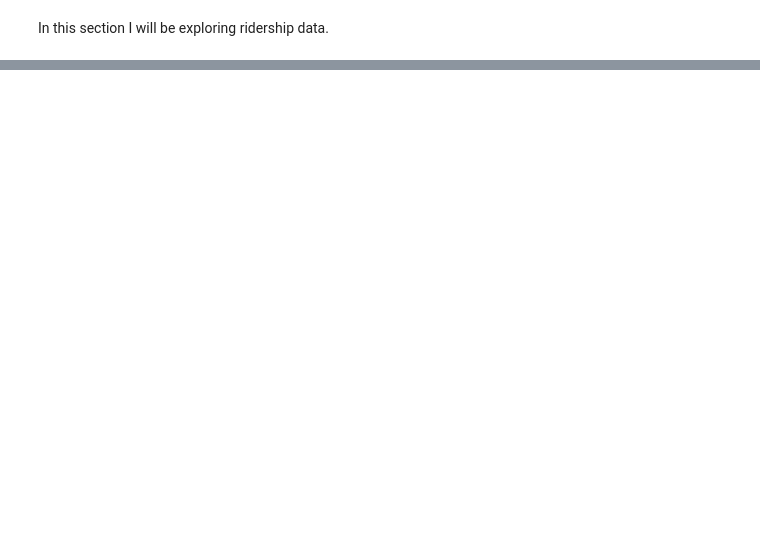
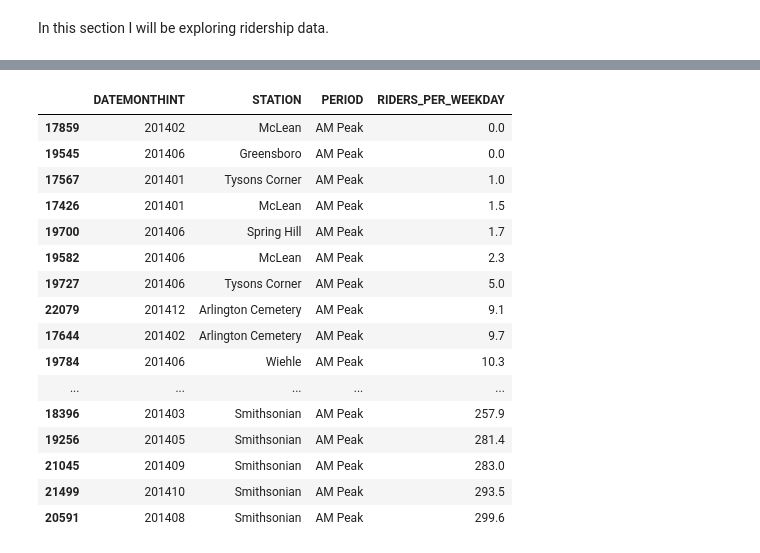
Before and after one commit to ENPlummer/Metro-Project, a Jupyter notebook: Data Exploration-Ebony.ipynb, the cells around one changed output, grey strips where cells are left out. Drawn from its saved outputs; the diff is of its cells as text; code cells hidden in the pictures; blank space fills up the shorter version.

```diff
--- a/Data Exploration-Ebony.ipynb
+++ b/Data Exploration-Ebony.ipynb
@@ -65,2 +399,23 @@ metro_group_14.head()
+# %%
+bottom_50_ridership_timeperiod_14 = timeperiod_14.sort_values(['PERIOD','RIDERS_PER_WEEKDAY'], ascending=True).head(50)
+bottom_50_ridership_timeperiod_14
+# %% [output]
+|  | DATEMONTHINT | STATION | PERIOD | RIDERS_PER_WEEKDAY |
+| 17859 | 201402 | McLean | AM Peak | 0.0 |
+| 19545 | 201406 | Greensboro | AM Peak | 0.0 |
+| 17567 | 201401 | Tysons Corner | AM Peak | 1.0 |
+| 17426 | 201401 | McLean | AM Peak | 1.5 |
+| 19700 | 201406 | Spring Hill | AM Peak | 1.7 |
+| 19582 | 201406 | McLean | AM Peak | 2.3 |
+| 19727 | 201406 | Tysons Corner | AM Peak | 5.0 |
+| 22079 | 201412 | Arlington Cemetery | AM Peak | 9.1 |
+| 17644 | 201402 | Arlington Cemetery | AM Peak | 9.7 |
+| 19784 | 201406 | Wiehle | AM Peak | 10.3 |
+| ... | ... | ... | ... | ... |
+| 18396 | 201403 | Smithsonian | AM Peak | 257.9 |
+| 19256 | 201405 | Smithsonian | AM Peak | 281.4 |
+| 21045 | 201409 | Smithsonian | AM Peak | 283.0 |
+| 21499 | 201410 | Smithsonian | AM Peak | 293.5 |
+| 20591 | 201408 | Smithsonian | AM Peak | 299.6 |
 # %%
 ridership_timeperiod_15 = ridership_time[(ridership_time.DATEMONTHINT > 201412) & (ridership_time.DATEMONTHINT <=201512)]
```
Also changed, not shown: parts of 94 cells of this notebook.
